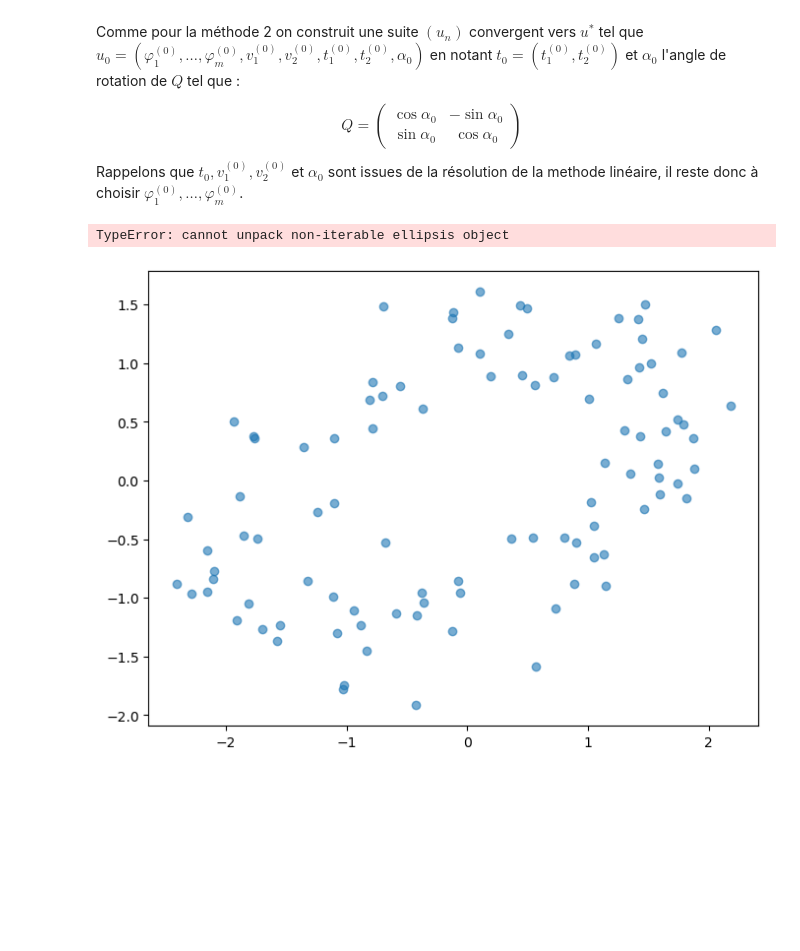
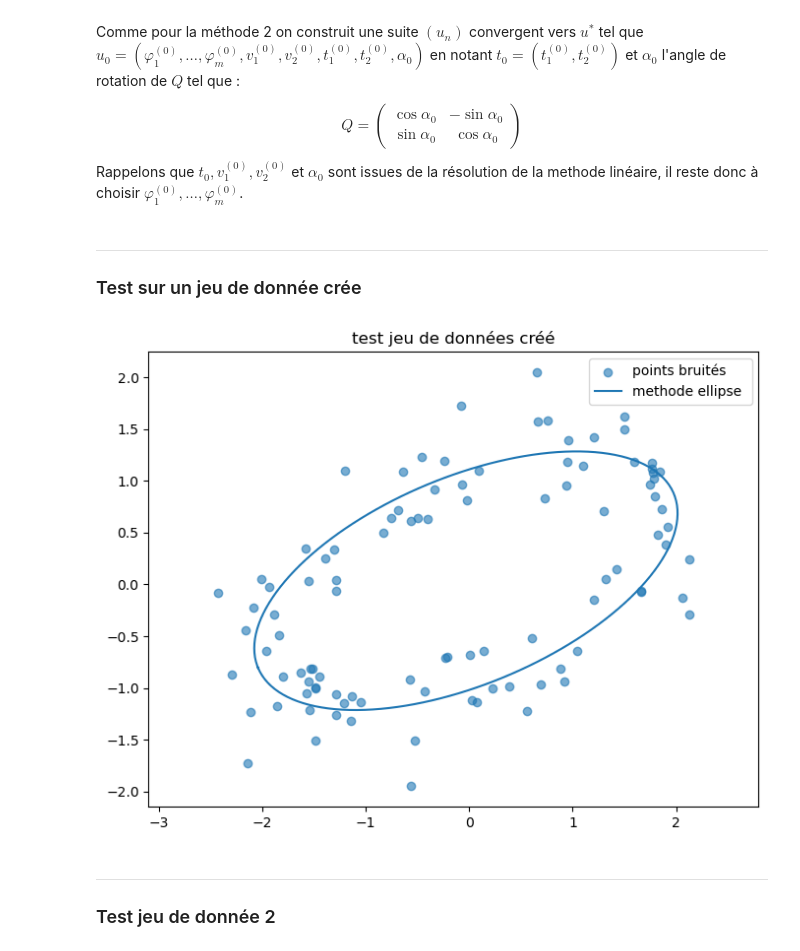
Before and after one commit to NourBouabid/Projet-optimisation-266-, a Jupyter notebook: notebook_final.ipynb, the cells around one changed output. Saved outputs shown, nothing was run; the diff lists cells and outputs as text; code cells hidden in the pictures; blank space fills up the shorter version.

Commit message:
test ellipse

```diff
--- a/notebook_final.ipynb
+++ b/notebook_final.ipynb
@@ -670,6 +689,3 @@ Q=
 $$
 
 Rappelons que $t_0,v_1^{(0)},v_2^{(0)} $ et $\alpha_0$ sont issues de la résolution de la methode linéaire, il reste donc à choisir $\varphi_1^{(0)},\dots,\varphi_m^{(0)}$.
-# %%
-def methode_ellipse(x,y):
-    return...
@@ -681,3 +734,7 @@ Y2=np.asarray(data[1], dtype=float)
+# %% [markdown]
+---
+
+### Test sur un jeu de donnée crée
 # %%
 random.seed()
 
@@ -702,12 +759,23 @@ y_bruite = y + bruit[:,1]
 # %%
 plt.figure(figsize=(8, 6))
 
 plt.scatter(x_bruite, y_bruite, alpha=0.6, label="points bruités")
 
-t1, t2, v1, v2, alpha = methode_ellipse(X2,Y2)
-x_ellipse = ...
-y_ellipse = ...
-plt.plot(x_ellipse, y_ellipse, label="methode 1 ")
+t1, t2, v1, v2, alpha = methode_ellipse(x_bruite,y_bruite)
+phi = np.linspace(0, 2*np.pi,300)
+
+x_ellipse = t1+ v1*np.cos(phi)*np.cos(alpha) - v2*np.sin(phi)*np.sin(alpha)
+y_ellipse = t2+ v1*np.cos(phi)*np.sin(alpha) + v2*np.sin(phi)*np.cos(alpha)
+
+plt.plot(x_ellipse, y_ellipse, label="methode ellipse ")
+
+plt.axis("equal")
+plt.title("test jeu de données créé")
+plt.legend()
+plt.show()
 # %% [output]
-TypeError: cannot unpack non-iterable ellipsis object
-[figure, old version]
+[figure, new version]
+# %% [markdown]
+---
+
+### Test jeu de donnée 2
```
Also changed, not shown: parts of 7 cells of this notebook.
